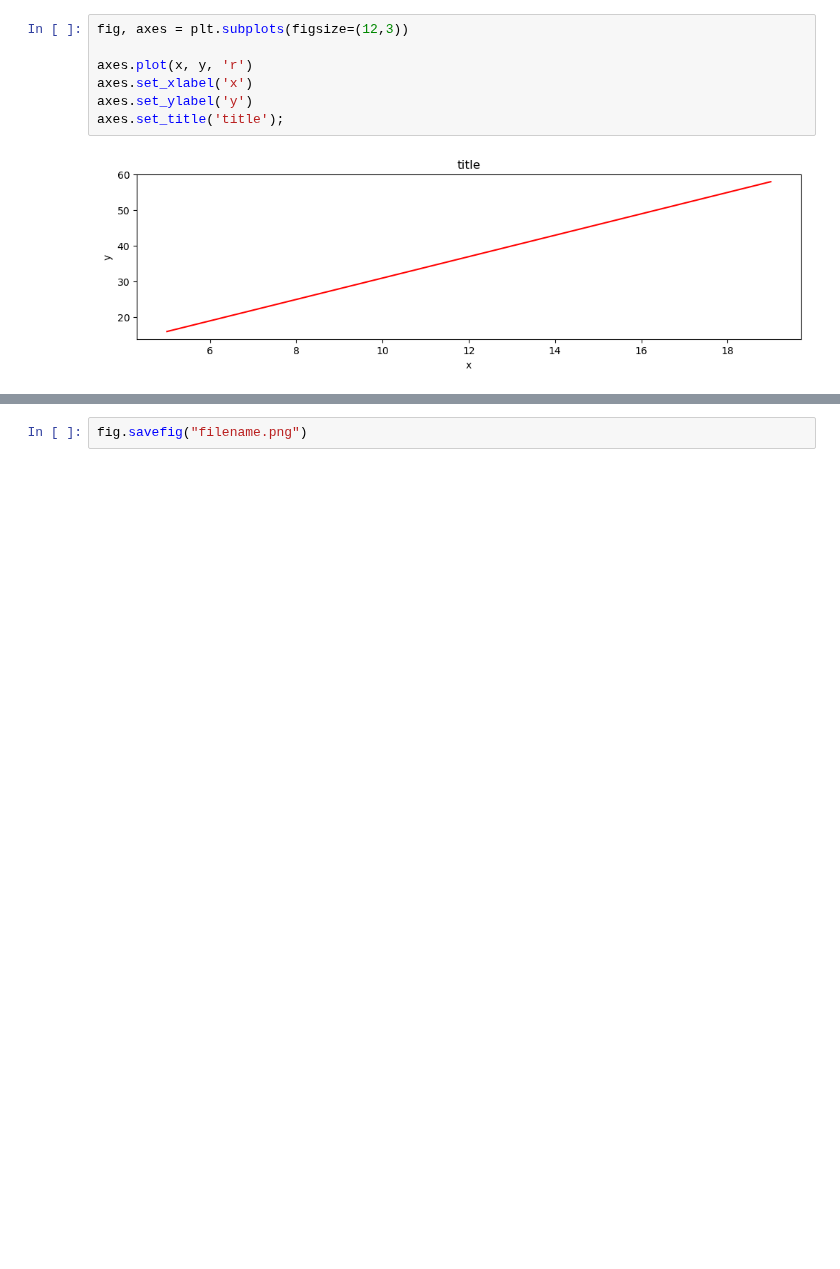
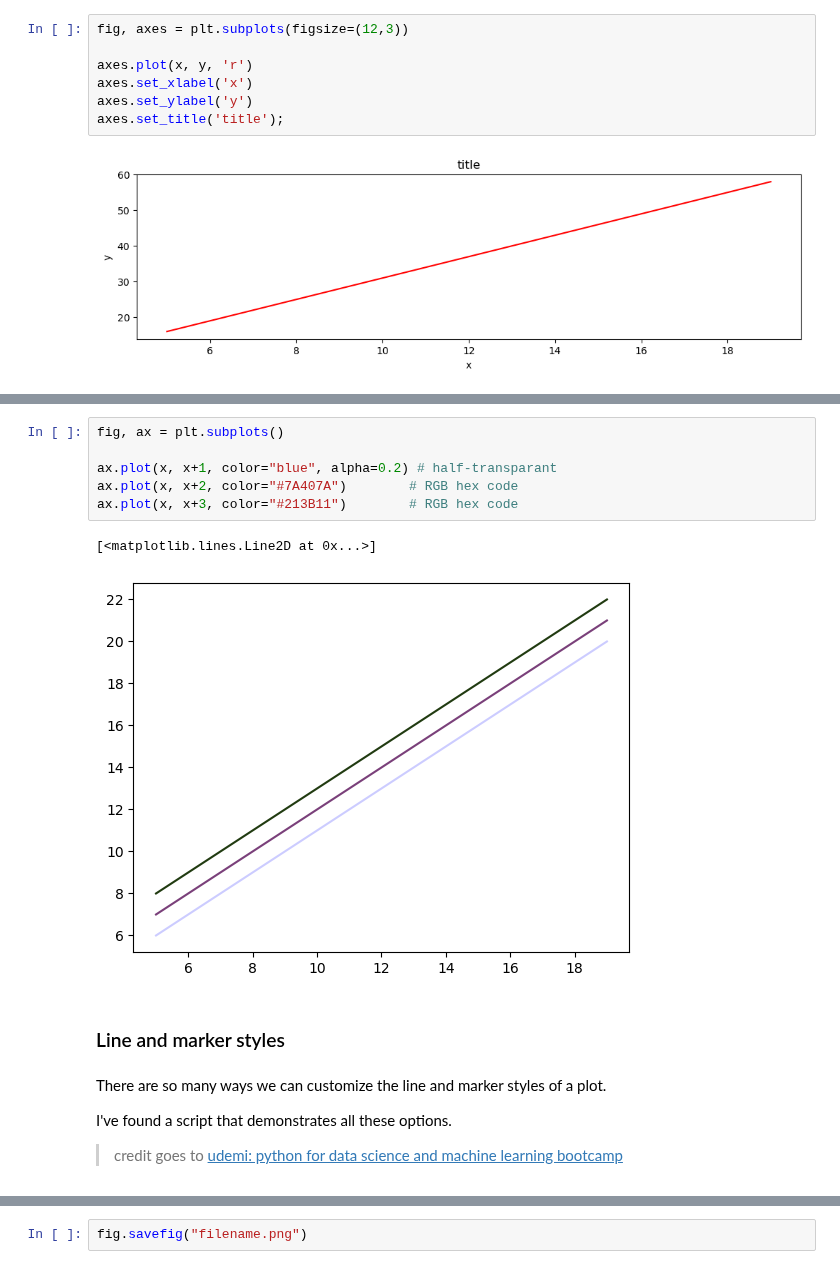
Before and after one commit to RishatTalukder/Machine-Learning-Zero-to-Hero, a Jupyter notebook: 4_MatplotLib/8_Data_Visualization_with_matplotlib.ipynb, the cells around one changed output, grey strips where cells are left out. Drawn from its saved outputs; the diff is of its cells as text; blank space fills up the shorter version.

```diff
--- a/4_MatplotLib/8_Data_Visualization_with_matplotlib.ipynb
+++ b/4_MatplotLib/8_Data_Visualization_with_matplotlib.ipynb
@@ -241,0 +293,17 @@ axes.set_title('title');
+# %%
+fig, ax = plt.subplots()
+
+ax.plot(x, x+1, color="blue", alpha=0.2) # half-transparant
+ax.plot(x, x+2, color="#7A407A")        # RGB hex code
+ax.plot(x, x+3, color="#213B11")        # RGB hex code
+# %% [output]
+[<matplotlib.lines.Line2D at 0x...>]
+[figure, added]
+# %% [markdown]
+### Line and marker styles
+# %% [markdown]
+There are so many ways we can customize the line and marker styles of a plot.
+
+I've found a script that demonstrates all these options.
+
+> credit goes to [udemi: python for data science and machine learning bootcamp](https://www.udemy.com/course/python-for-data-science-and-machine-learning-bootcamp/?couponCode=KEEPLEARNING)
```
Also changed, not shown: parts of 64 cells of this notebook, 1 other file.
